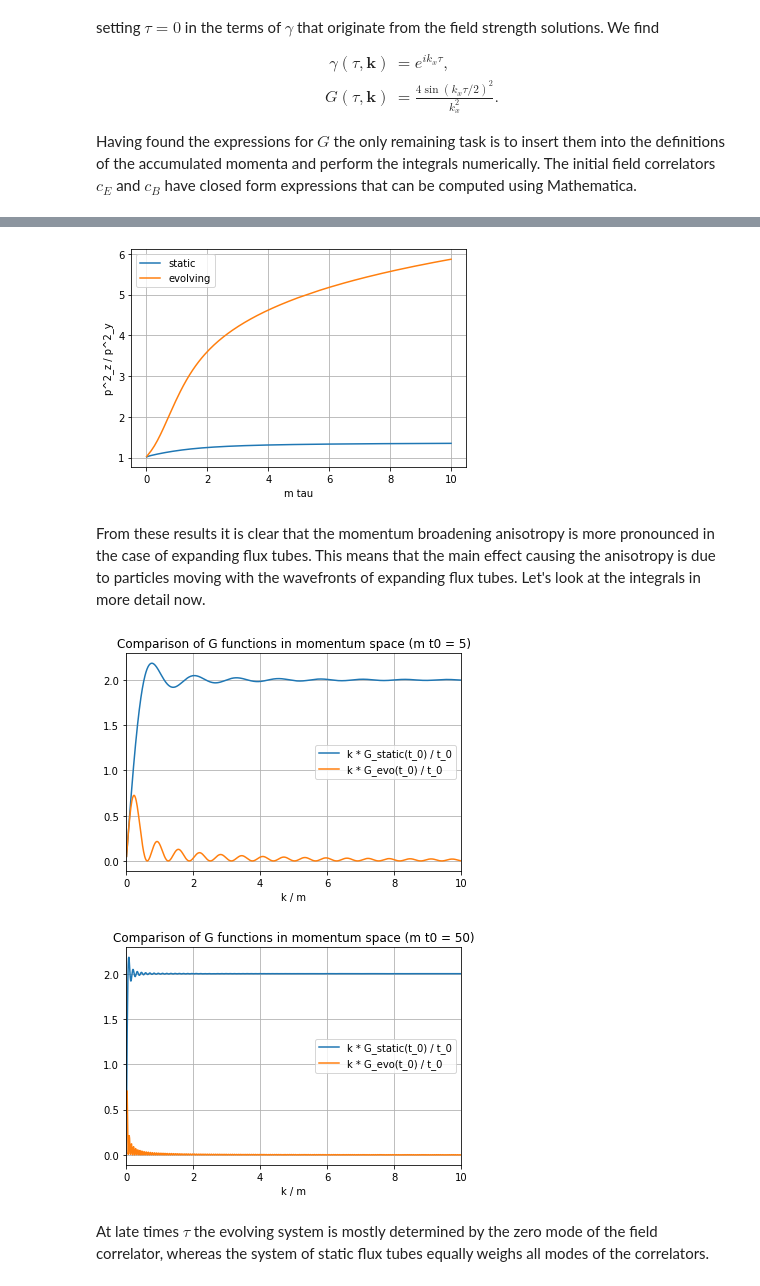
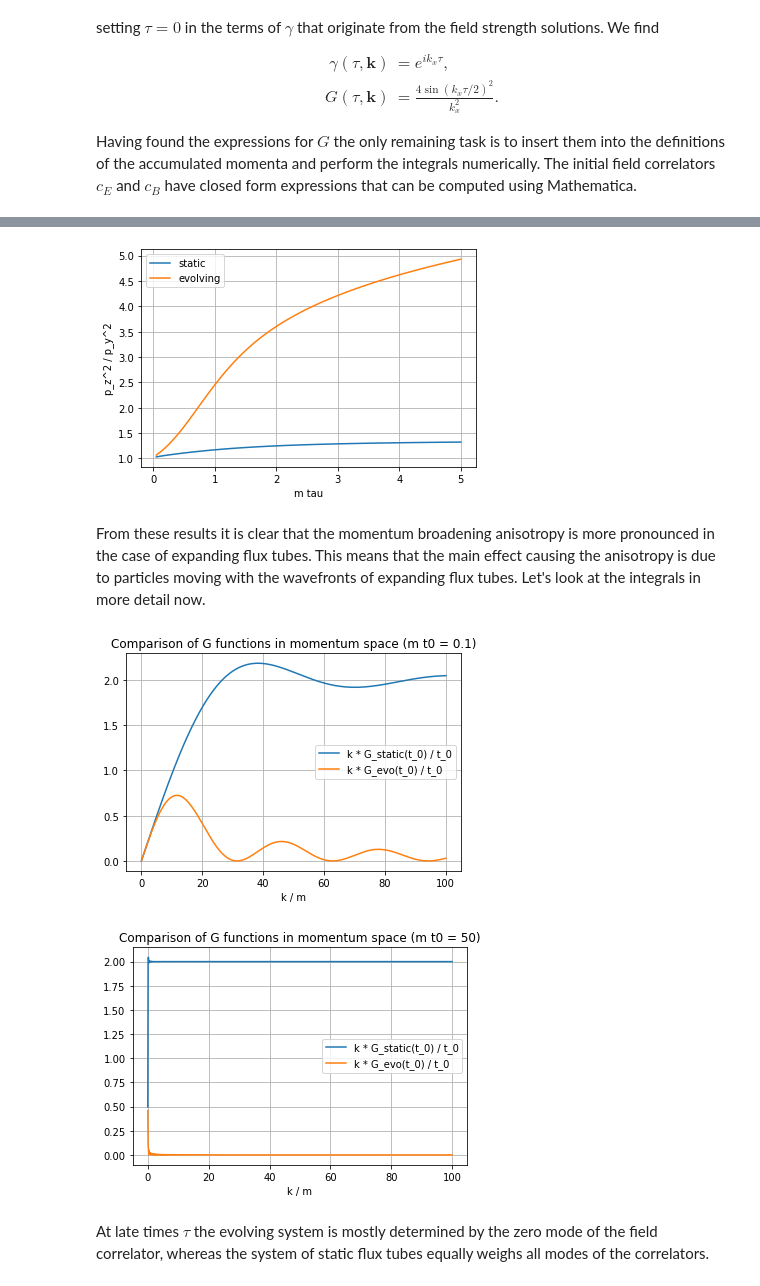
Before and after one commit to avramescudana/curraun, a Jupyter notebook: notebooks/Anisotropy mechanism.ipynb, the cells around one changed output, grey strips where cells are left out. Drawn from its saved outputs; the diff is of its cells as text; code cells hidden in the pictures.

```diff
--- a/notebooks/Anisotropy mechanism.ipynb
+++ b/notebooks/Anisotropy mechanism.ipynb
@@ -255,15 +319,13 @@ plt.show()
 [figure]
 # %%
-t_range = np.linspace(0.01, 10.0, num=200)
+t_range = np.linspace(0.00, 5.0, num=100)
 
 # static
 pys = []
 pzs = []
 for it, t in enumerate(t_range):
-    py = quad(py_sta_integrand, 0, np.inf, (t), limit=subdivisions)[0]
-    pz = quad(pz_sta_integrand, 0, np.inf, (t), limit=subdivisions)[0]
-    pys.append(py)
-    pzs.append(pz)
+    pys.append(quad(py_sta_integrand, 0, np.inf, (t), limit=subdivisions)[0])
+    pzs.append(quad(pz_sta_integrand, 0, np.inf, (t), limit=subdivisions)[0])
 pys, pzs = np.array(pys), np.array(pzs)
 
 plt.plot(t_range, pzs / pys, label="static")
@@ -272,49 +334,45 @@ plt.plot(t_range, pzs / pys, label="static")
 pys = []
 pzs = []
 for it, t in enumerate(t_range):
-    py = quad(py_evo_integrand, 0, np.inf, (t), limit=subdivisions)[0]
-    pz = quad(pz_evo_integrand, 0, np.inf, (t), limit=subdivisions)[0]
-    pys.append(py)
-    pzs.append(pz)
+    pys.append(quad(py_evo_integrand, 0, np.inf, (t), limit=subdivisions)[0])
+    pzs.append(quad(pz_evo_integrand, 0, np.inf, (t), limit=subdivisions)[0])
 pys, pzs = np.array(pys), np.array(pzs)
 
 plt.plot(t_range, pzs / pys, label="evolving")
 
 plt.grid()
 plt.xlabel("m tau")
-plt.ylabel("p^2_z / p^2_y")
+plt.ylabel("p_z^2 / p_y^2")
 plt.legend()
 plt.show()
 # %% [output]
-[figure, old version]
+[figure, new version]
 # %% [markdown]
 From these results it is clear that the momentum broadening anisotropy is more pronounced in the case of expanding flux tubes. This means that the main effect causing the anisotropy is due to particles moving with the wavefronts of expanding flux tubes. Let's look at the integrals in more detail now.
 # %%
-t0 = 5
-k_range = np.linspace(0.01, 10.0, num=1000)
+t0 = 0.1
+k_range = np.linspace(0.01, 100.0, num=1000)
 
 plt.title("Comparison of G functions in momentum space (m t0 = {})".format(t0))
 plt.plot(k_range, k_range * G_sta_int(t0, k_range) / t0, label="k * G_static(t_0) / t_0")
 plt.plot(k_range, k_range * G_evo_int(t0, k_range) / t0, label="k * G_evo(t_0) / t_0")
 plt.grid()
 plt.legend()
-plt.xlim(0, 10)
 plt.xlabel("k / m")
 plt.show()
 
 t0 = 50
 
 plt.title("Comparison of G functions in momentum space (m t0 = {})".format(t0))
 plt.plot(k_range, k_range * G_sta_int(t0, k_range) / t0, label="k * G_static(t_0) / t_0")
 plt.plot(k_range, k_range * G_evo_int(t0, k_range) / t0, label="k * G_evo(t_0) / t_0")
 plt.grid()
 plt.legend()
-plt.xlim(0, 10)
 plt.xlabel("k / m")
 plt.show()
 # %% [output]
-[figure, old version]
+[figure, new version]
-[figure, old version]
+[figure, new version]
 # %% [markdown]
 At late times $\tau$ the evolving system is mostly determined by the zero mode of the field correlator, whereas the system of static flux tubes equally weighs all modes of the correlators.
 # %%
```
Also changed, not shown: parts of 4 cells of this notebook.
